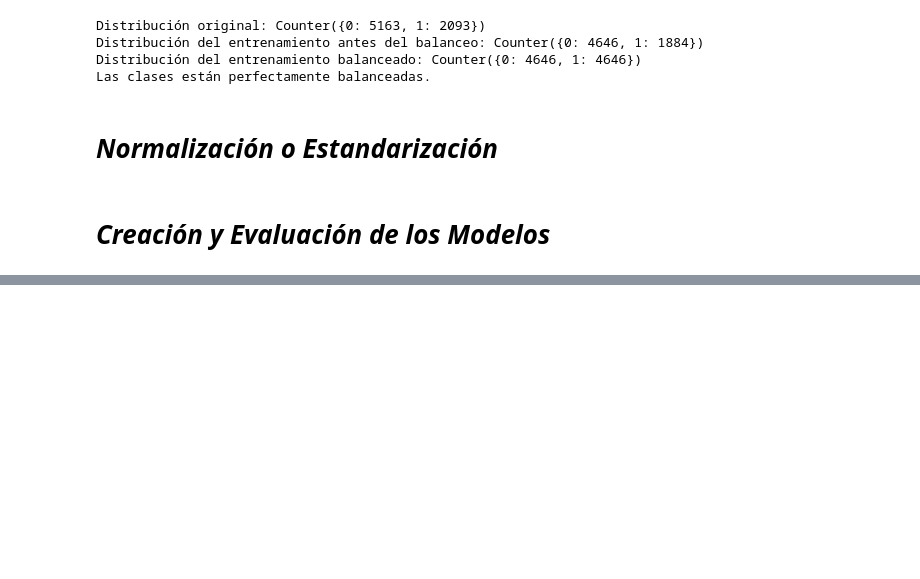
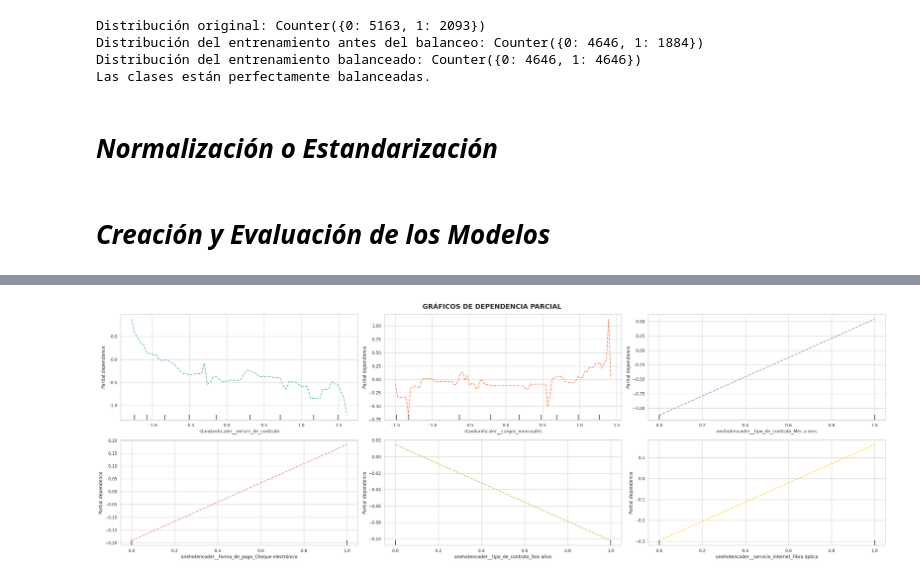
Before and after one commit to AlanGranea/Challenge-Telecom-X-Parte-2, a Jupyter notebook: Challenge_Telecom_X_Parte_2.ipynb, the cells around one changed output, grey strips where cells are left out. Saved outputs shown, nothing was run; the diff lists cells and outputs as text; code cells hidden in the pictures; blank space fills up the shorter version.

```diff
--- a/Challenge_Telecom_X_Parte_2.ipynb
+++ b/Challenge_Telecom_X_Parte_2.ipynb
@@ -699,0 +752,37 @@ visualizacion_matriz.plot();
+# %%
+from sklearn.inspection import PartialDependenceDisplay
+
+features_to_plot = [
+    'standardscaler__meses_de_contrato',
+    'standardscaler__cargos_mensuales',
+    'onehotencoder__tipo_de_contrato_Mes a mes',
+    'onehotencoder__forma_de_pago_Cheque electrónico',
+    'onehotencoder__tipo_de_contrato_Dos años',
+    'onehotencoder__servicio_internet_Fibra óptica'
+]
+
+fig, axs = plt.subplots(2, 3, figsize=(30, 10))
+palette = sns.color_palette("Set2", len(features_to_plot))
+line_kw_list = [{"color": c, "linewidth": 2, "linestyle": "--"} for c in palette]
+fig.suptitle('GRÁFICOS DE DEPENDENCIA PARCIAL', fontsize=18, fontweight='bold')
+
+for i, feature in enumerate(features_to_plot):
+    ax = axs.ravel()[i]
+
+    PartialDependenceDisplay.from_estimator(
+        modelo3,
+        X_train_selected,
+        [feature],
+        ax=ax,
+        kind='average',
+        grid_resolution=100,
+        line_kw=line_kw_list[i]
+    )
+
+    ax.tick_params(axis='both', which='major', labelsize=10)
+    ax.grid(True, linestyle='--', alpha=0.6)
+
+plt.tight_layout()
+plt.show()
+# %% [output]
+[figure, added]
```
Also changed, not shown: parts of 12 cells of this notebook.
